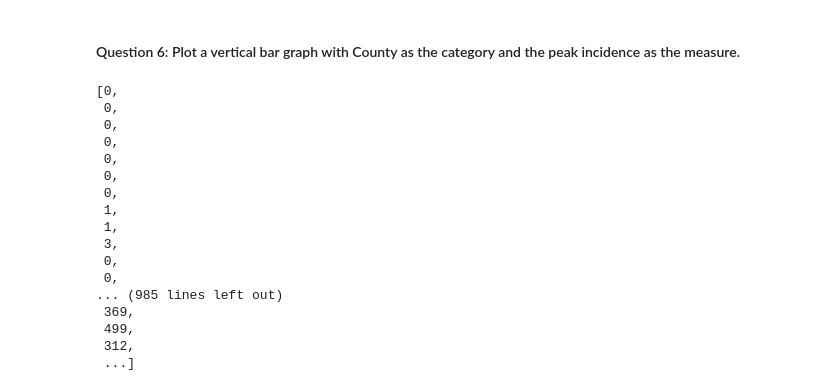
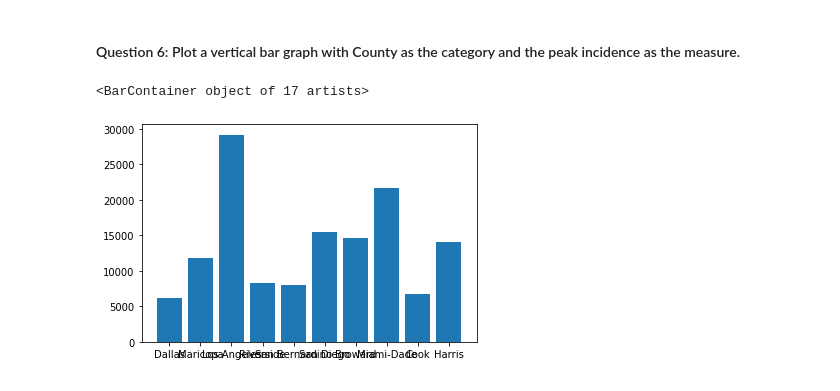
Before and after one commit to CMU-MS-DAS-Modern-Programming-Mini/ClassAssignmentNo4, a Jupyter notebook: US County Data - pandas.ipynb, the cells around one changed output. Cells and saved outputs as stored; diff of their text form; code cells hidden in the pictures.

```diff
--- a/US County Data - pandas.ipynb
+++ b/US County Data - pandas.ipynb
@@ -115,22 +115,9 @@ plt.plot(dates, incidence)
 #### Question 6: Plot a vertical bar graph with County as the category and the peak incidence as the measure.
 # %%
 df_max_incidence = df_incidence.groupby('fips').max()
-dates, incidence = df_max_incidence['date'].tolist(),
+dates, incidence = df_max_incidence['county'].tolist(), df_max_incidence['incidence'].tolist()
+
+plt.bar(dates, incidence)
 # %% [output]
-[0,
- 0,
- 0,
- 0,
- 0,
- 0,
- 0,
- 1,
- 1,
- 3,
- 0,
- 0,
-... (985 lines left out)
- 369,
- 499,
- 312,
- ...]
+<BarContainer object of 17 artists>
+[figure, added]
```
